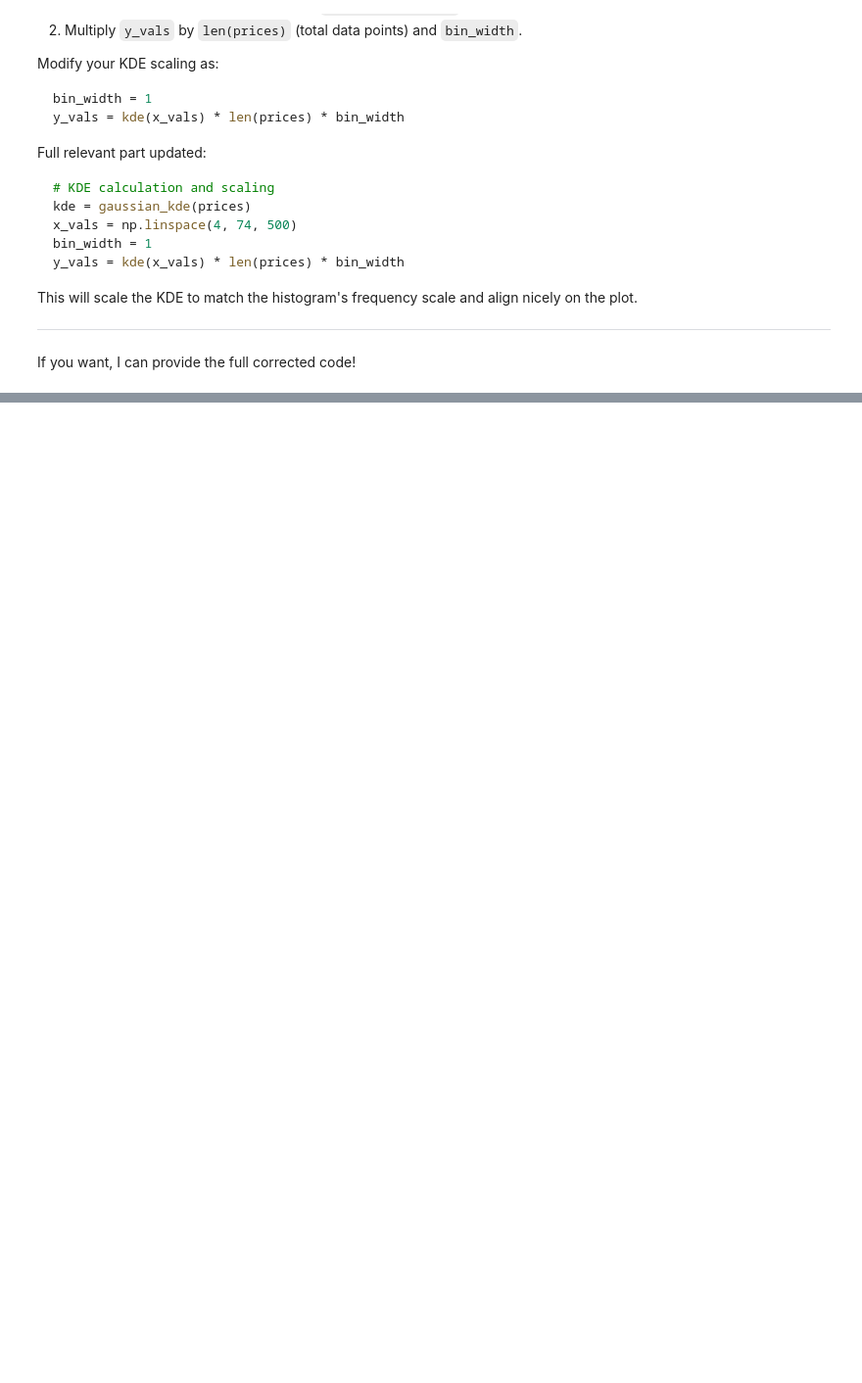
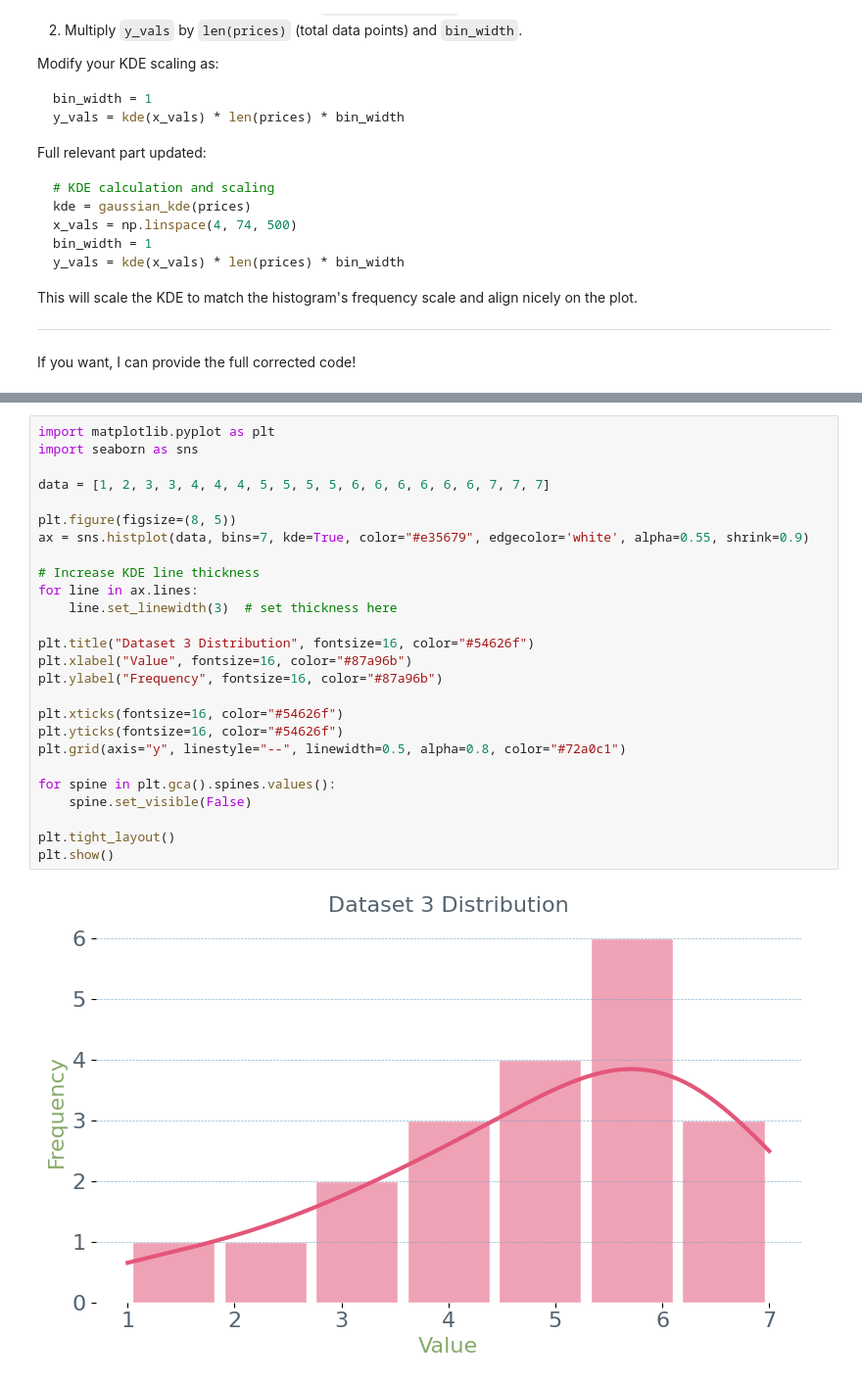
Before and after one commit to Rumaan-Kaisar/DataScience, a Jupyter notebook: Stat_ch1_dscptv/ch1_descriptive_stat_P2.ipynb, the cells around one changed output, grey strips where cells are left out. Shown: that part at 98% size. Drawn from its saved outputs; the diff is of its cells as text; blank space fills up the shorter version.

```diff
--- a/Stat_ch1_dscptv/ch1_descriptive_stat_P2.ipynb
+++ b/Stat_ch1_dscptv/ch1_descriptive_stat_P2.ipynb
@@ -634,0 +703,28 @@ plt.show()
+# %%
+import matplotlib.pyplot as plt
+import seaborn as sns
+
+data = [1, 2, 3, 3, 4, 4, 4, 5, 5, 5, 5, 6, 6, 6, 6, 6, 6, 7, 7, 7]
+
+plt.figure(figsize=(8, 5))
+ax = sns.histplot(data, bins=7, kde=True, color="#e35679", edgecolor='white', alpha=0.55, shrink=0.9)
+
+# Increase KDE line thickness
+for line in ax.lines:
+    line.set_linewidth(3)  # set thickness here
+
+plt.title("Dataset 3 Distribution", fontsize=16, color="#54626f")
+plt.xlabel("Value", fontsize=16, color="#87a96b")
+plt.ylabel("Frequency", fontsize=16, color="#87a96b")
+
+plt.xticks(fontsize=16, color="#54626f")
+plt.yticks(fontsize=16, color="#54626f")
+plt.grid(axis="y", linestyle="--", linewidth=0.5, alpha=0.8, color="#72a0c1")
+
+for spine in plt.gca().spines.values():
+    spine.set_visible(False)
+
+plt.tight_layout()
+plt.show()
+# %% [output]
+[figure, added]
```
Also changed, not shown: parts of 5 cells of this notebook.
